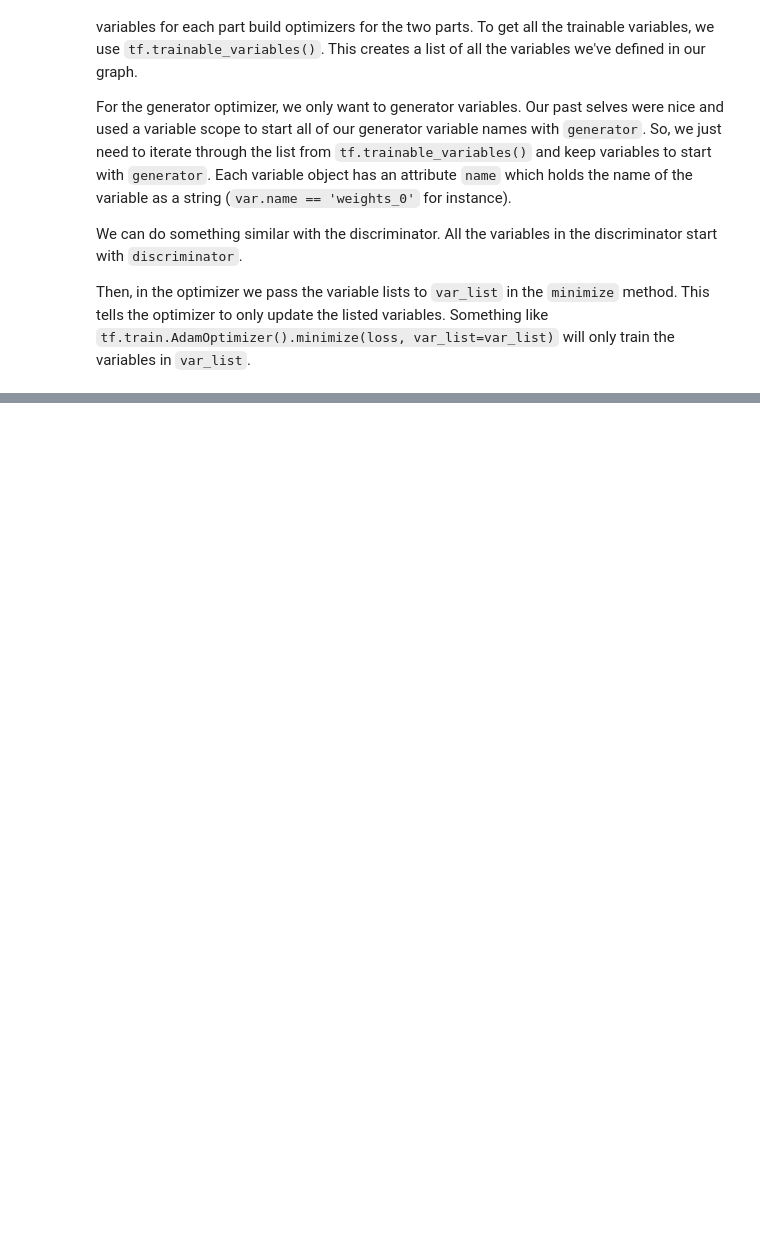
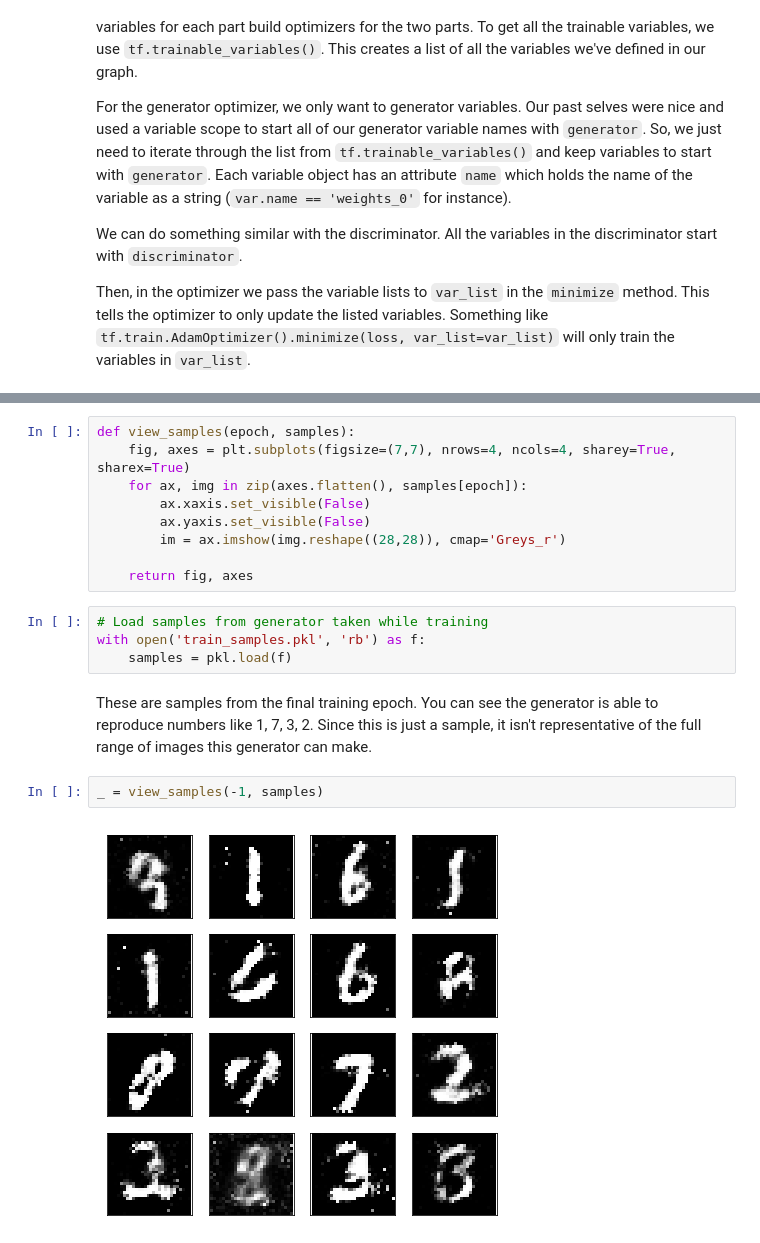
Before and after one commit to gajendr-nikhil/Deep-Learning, a Jupyter notebook: Generative-Adversarial-Network/gan-mnist/GAN_mnist.ipynb, the cells around one changed output, grey strips where cells are left out. Drawn from its saved outputs; the diff is of its cells as text; blank space fills up the shorter version.

```diff
--- a/Generative-Adversarial-Network/gan-mnist/GAN_mnist.ipynb
+++ b/Generative-Adversarial-Network/gan-mnist/GAN_mnist.ipynb
@@ -172,0 +269,19 @@ Then, in the optimizer we pass the variable lists to `var_list` in the `minimize
+# %%
+def view_samples(epoch, samples):
+    fig, axes = plt.subplots(figsize=(7,7), nrows=4, ncols=4, sharey=True, sharex=True)
+    for ax, img in zip(axes.flatten(), samples[epoch]):
+        ax.xaxis.set_visible(False)
+        ax.yaxis.set_visible(False)
+        im = ax.imshow(img.reshape((28,28)), cmap='Greys_r')
+
+    return fig, axes
+# %%
+# Load samples from generator taken while training
+with open('train_samples.pkl', 'rb') as f:
+    samples = pkl.load(f)
+# %% [markdown]
+These are samples from the final training epoch. You can see the generator is able to reproduce numbers like 1, 7, 3, 2. Since this is just a sample, it isn't representative of the full range of images this generator can make.
+# %%
+_ = view_samples(-1, samples)
+# %% [output]
+[figure, added]
```
Also changed, not shown: parts of 11 cells of this notebook.
